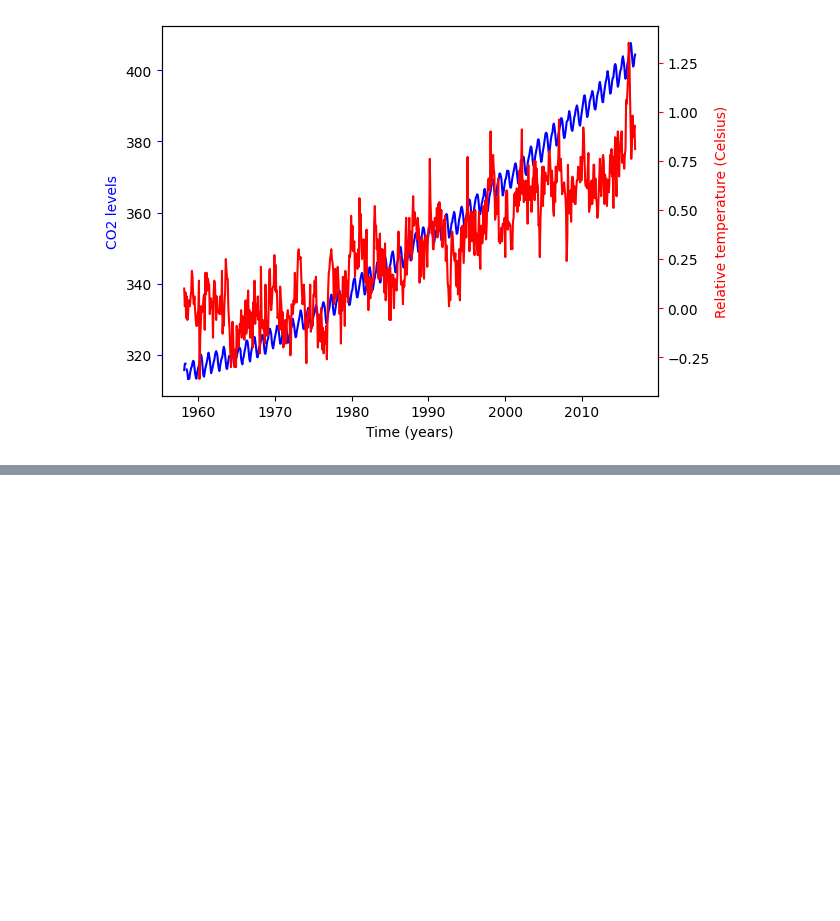
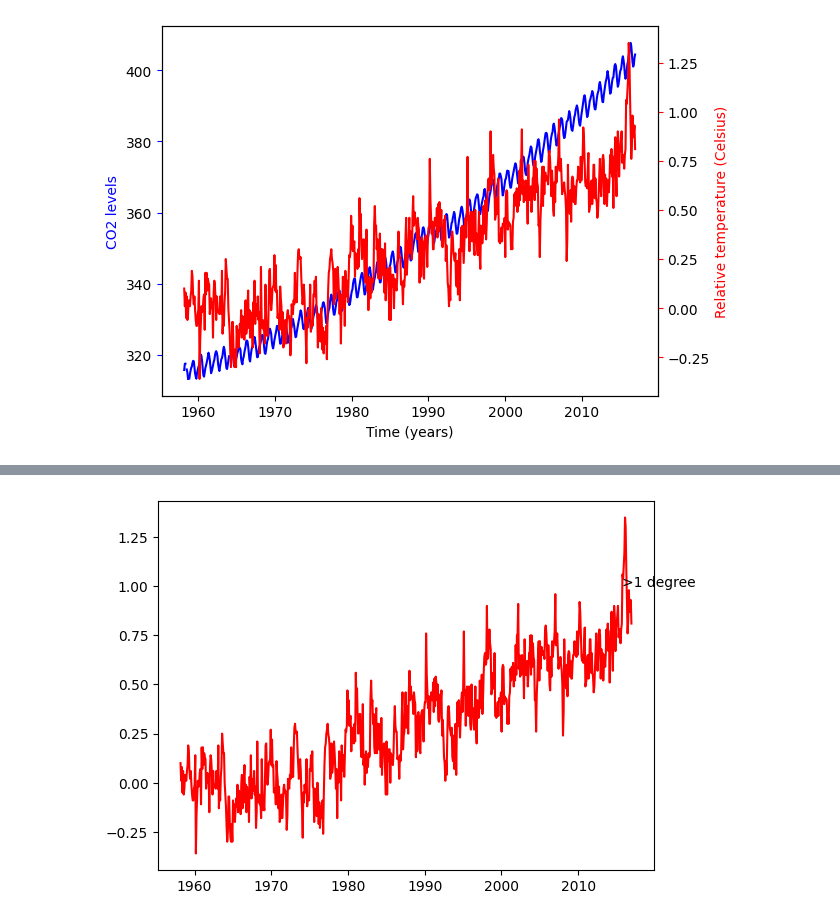
Before and after one commit to Emigbanam/Data-Analysis-Practice, a Jupyter notebook: Data Visualization With Python (Matplotlib).ipynb, the cells around one changed output, grey strips where cells are left out. Cells and saved outputs as stored; diff of their text form; code cells hidden in the pictures; blank space fills up the shorter version.

```diff
--- a/Data Visualization With Python (Matplotlib).ipynb
+++ b/Data Visualization With Python (Matplotlib).ipynb
@@ -330,0 +339,10 @@ plt.show()
+# %%
+#1. Use the ax.plot method to plot the DataFrame index against the relative_temp column
+fig, ax = plt.subplots()
+ax.plot(climate.index, climate['relative_temp'], color='r')
+
+#2. Use the annotate method to add the text '>1 degree' in the location (pd.Timestamp('2015-10-06'), 1).
+ax.annotate('>1 degree', xy=(pd.Timestamp('2015-10-06'),1))
+plt.show()
+# %% [output]
+[figure, added]
```
Also changed, not shown: parts of 2 cells of this notebook.
